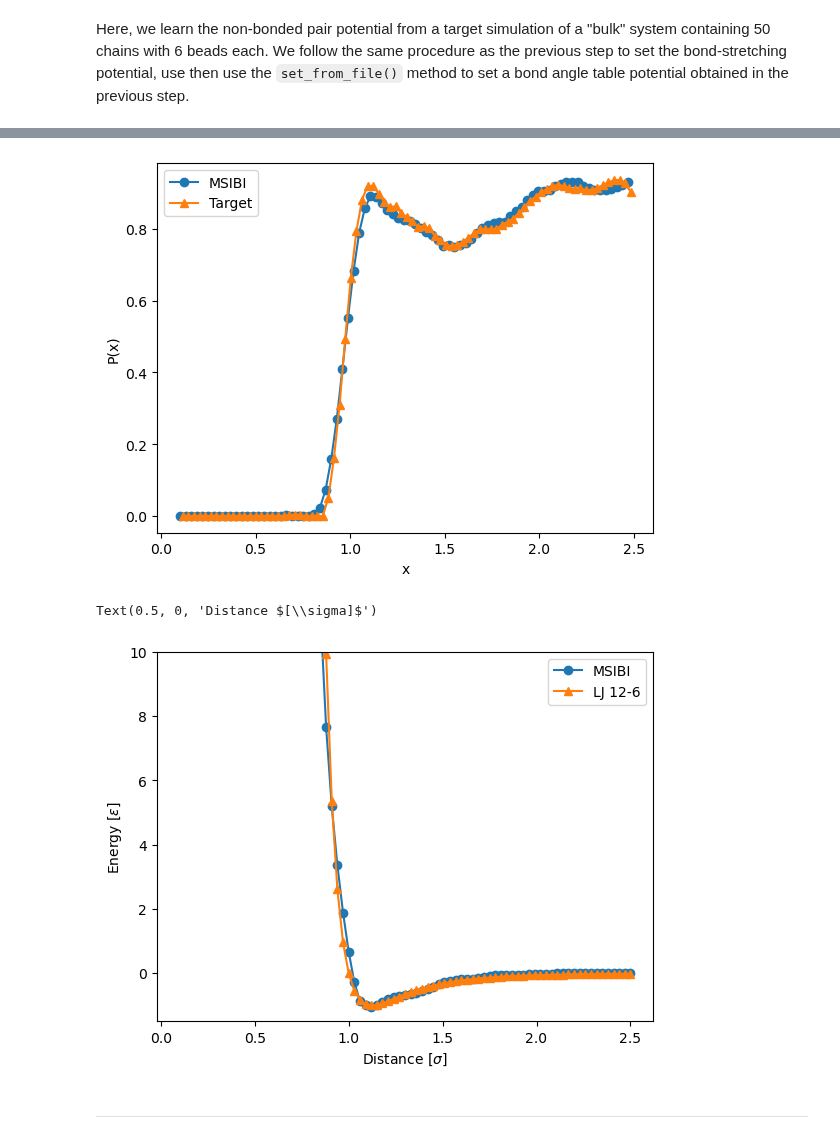
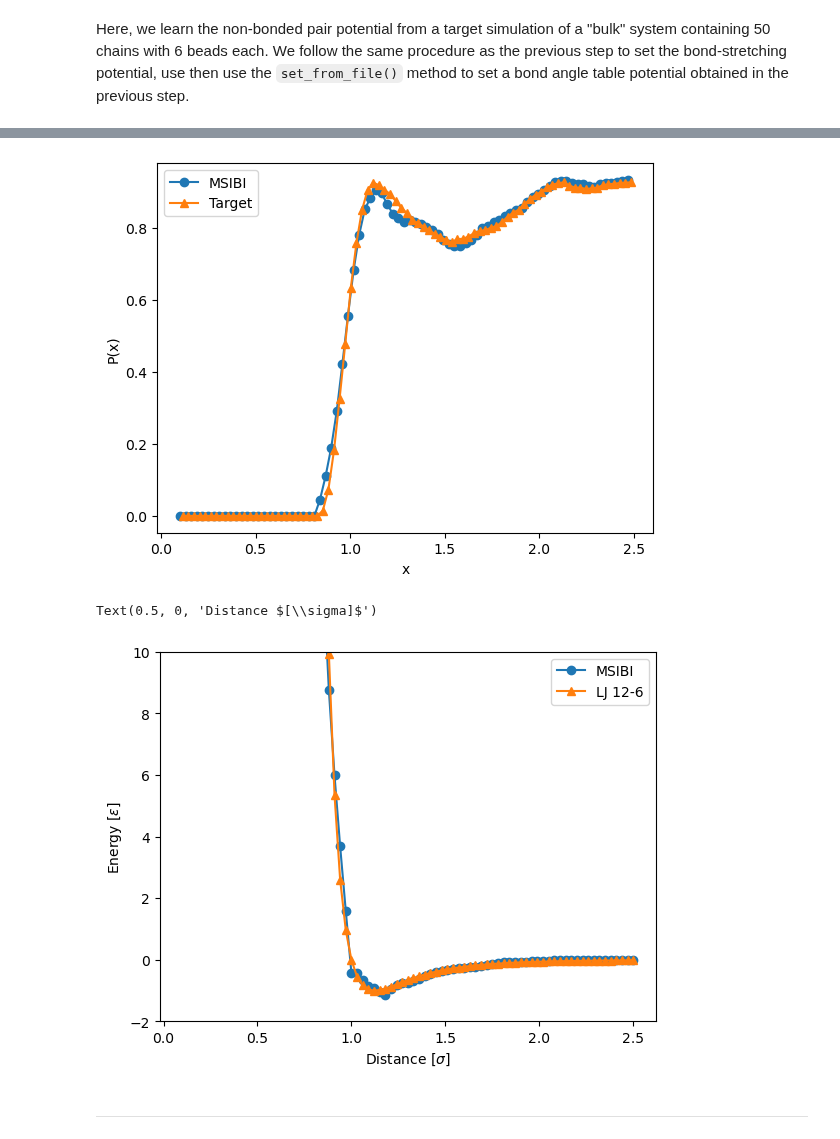
Before and after one commit to mosdef-hub/msibi, a Jupyter notebook: docs/source/tutorials/01-Introduction.ipynb, the cells around one changed output, grey strips where cells are left out. Cells and saved outputs as stored; diff of their text form; code cells hidden in the pictures.

```diff
--- a/docs/source/tutorials/01-Introduction.ipynb
+++ b/docs/source/tutorials/01-Introduction.ipynb
@@ -297,7 +303,7 @@ optimizer = MSIBI(
     thermostat_kwargs={"tau": 0.1},
     method_kwargs={},
     dt=0.0001,
-    gsd_period=5000,
+    gsd_period=1000,
     nlist_exclusions=["bond", "angle"],
 )
 
@@ -306,8 +312,8 @@ state = State(
     name=f"{kT}kT",
     kT=kT,
     traj_file=os.path.join(str(target_data_dir), "3.0kT.gsd"),
-    n_frames=100,
-    sampling_stride=2,
+    n_frames=200,
+    sampling_stride=4,
     alpha0=0.7,
     exclude_bonded=True,
 )
@@ -323,7 +329,8 @@ pair = Pair(
     optimize=True,
     r_cut=2.5,
     nbins=80,
-    smoothing_window=15,
+    smoothing_window=11,
+    smoothing_order=2,
     r_switch=1.5,
     correction_fit_window=7,
 )
@@ -362,23 +369,23 @@ Force: A-A, State: 3.0kT, Iteration: 5, Fit score:0.988521
 # %%
 pair.plot_distribution_comparison(state=state)
 # %% [output]
-[figure, old version]
+[figure, new version]
 # %%
 from msibi.utils.potentials import lennard_jones
 # %%
 plt.plot(pair.x_range, pair.potential, "o-", label="MSIBI")
 plt.plot(
     pair.x_range,
     lennard_jones(r=pair.x_range, epsilon=1, sigma=1),
     "^-",
     label="LJ 12-6",
 )
-plt.ylim(-1.5, 10)
+plt.ylim(-2, 10)
 plt.legend()
 plt.ylabel("Energy $[\epsilon]$")
 plt.xlabel("Distance $[\sigma]$")
 # %% [output]
 Text(0.5, 0, 'Distance $[\\sigma]$')
-[figure, old version]
+[figure, new version]
 # %% [markdown]
 -----------------------------------------------------
```
Also changed, not shown: parts of 3 cells of this notebook.
